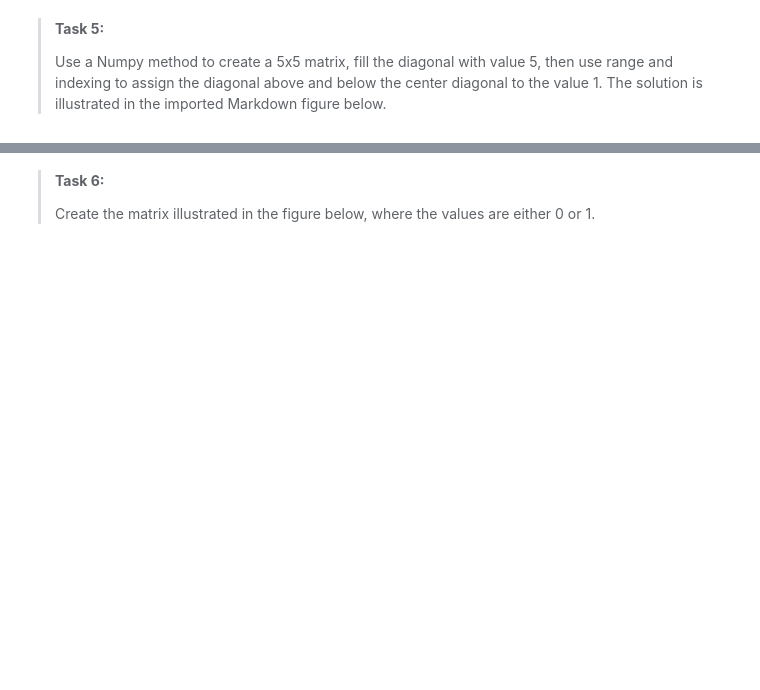
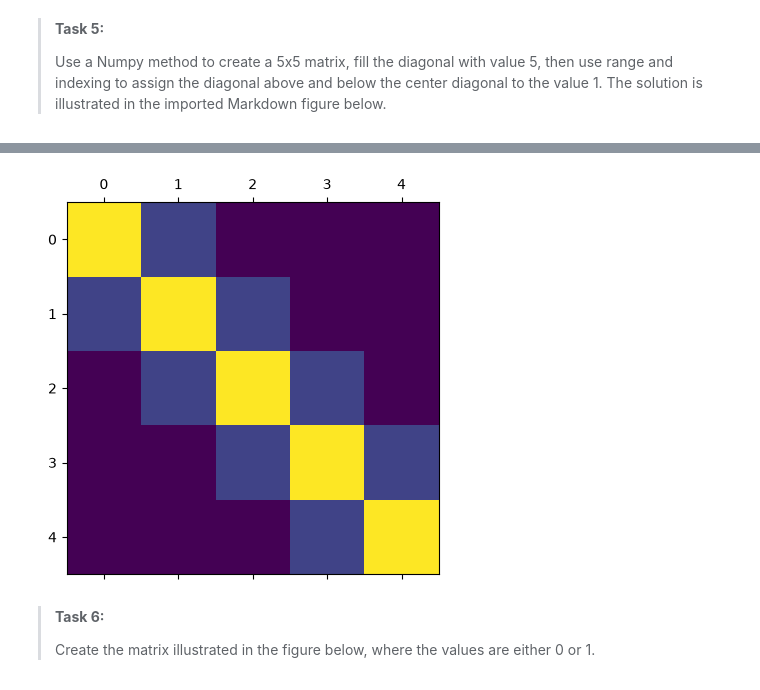
Before and after one commit to jukicfran/PA1.2_template, a Jupyter notebook: 6_filling_matrix.ipynb, the cells around one changed output, grey strips where cells are left out. Drawn from its saved outputs; the diff is of its cells as text; code cells hidden in the pictures; blank space fills up the shorter version.

```diff
--- a/6_filling_matrix.ipynb
+++ b/6_filling_matrix.ipynb
@@ -97,3 +88,13 @@ plt.show()
+# %%
+A75 = np.zeros((5,5))
+A75[range(5), range(5)] = 5
+A75[range(0, 4), range(1, 5)] = 1
+A75[range(1, 5), range(0, 4)] = 1
+
+plt.matshow(A75)
+plt.show()
+# %% [output]
+[figure, added]
 # %% [markdown]
 > **Task 6:**
 >
```
Also changed, not shown: parts of 7 cells of this notebook.
